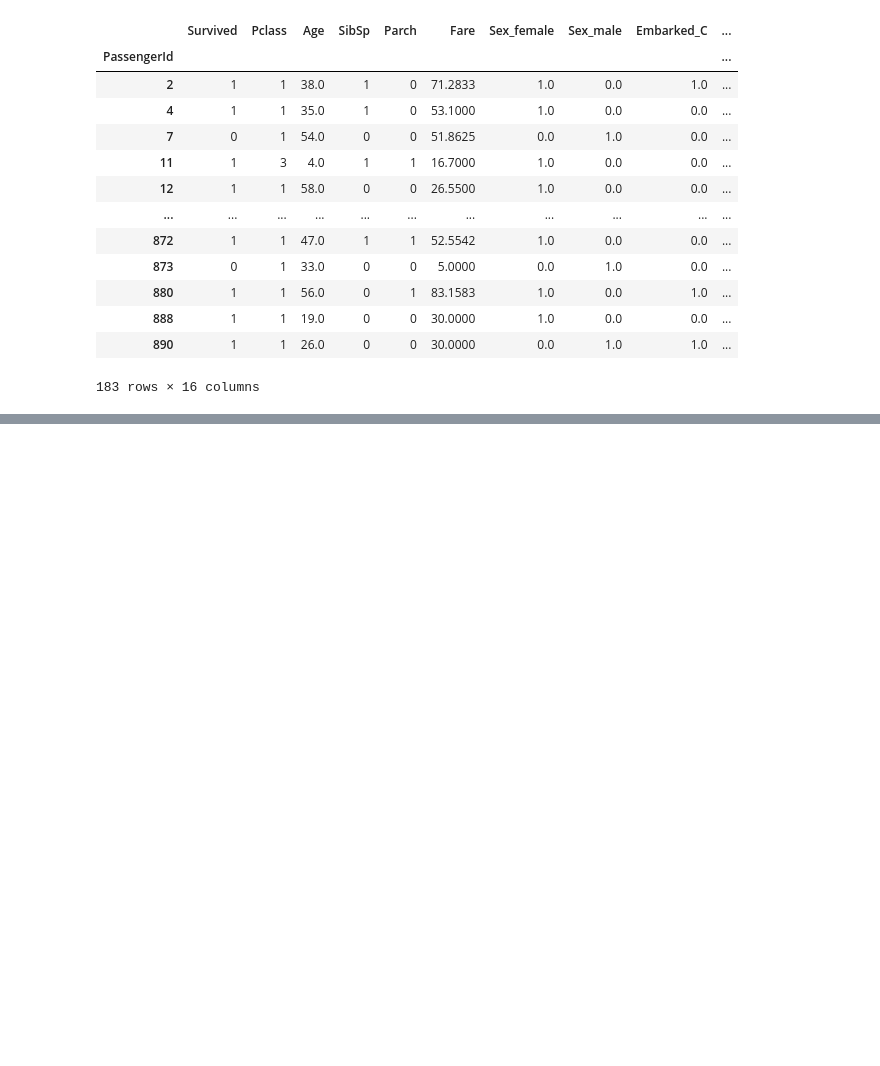
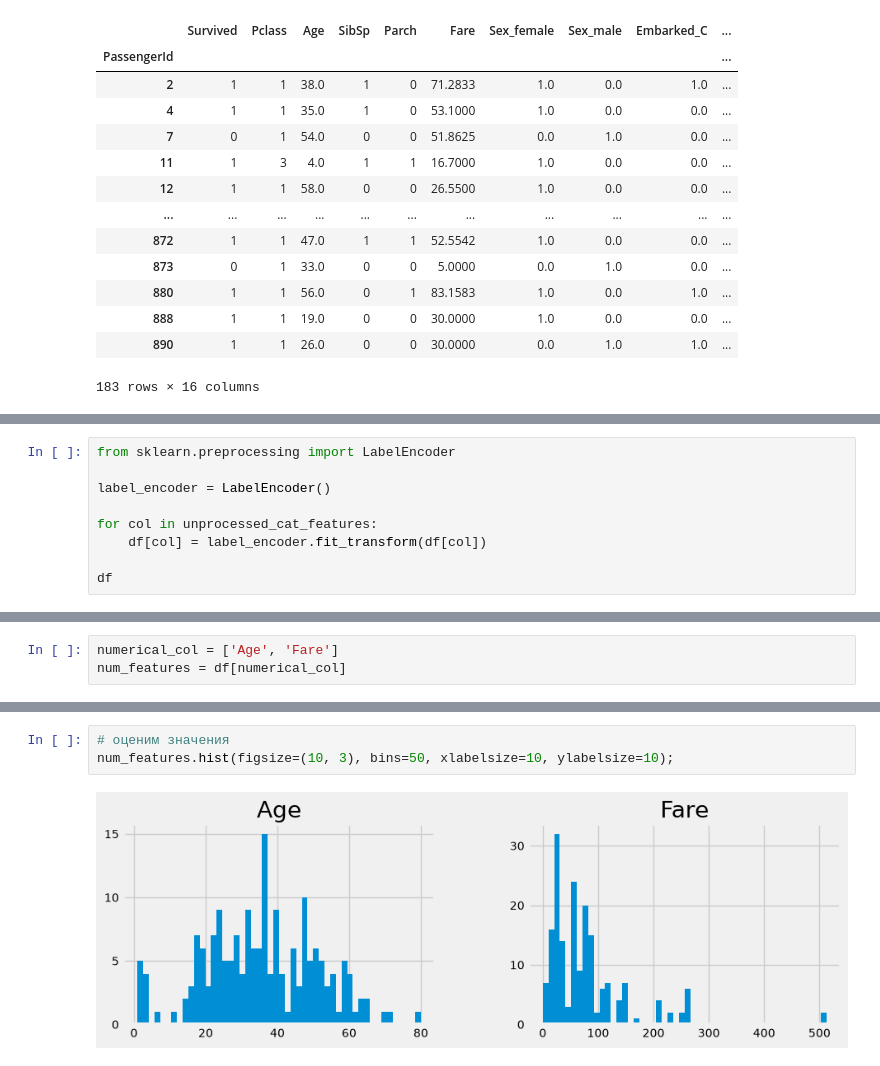
Before and after one commit to gentlemk/Learn_course_Deep_Learning_School, a Jupyter notebook: week_01/seminars/my_summary.ipynb, the cells around one changed output, grey strips where cells are left out. Cells and saved outputs as stored; diff of their text form; blank space fills up the shorter version.

```diff
--- a/week_01/seminars/my_summary.ipynb
+++ b/week_01/seminars/my_summary.ipynb
@@ -925,0 +928,9 @@ df_one_hot
+# %%
+from sklearn.preprocessing import LabelEncoder
+
+label_encoder = LabelEncoder()
+
+for col in unprocessed_cat_features:
+    df[col] = label_encoder.fit_transform(df[col])
+
+df
@@ -925,0 +954,3 @@ df_one_hot
+# %%
+numerical_col = ['Age', 'Fare']
+num_features = df[numerical_col]
@@ -925,0 +974,5 @@ df_one_hot
+# %%
+# оценим значения
+num_features.hist(figsize=(10, 3), bins=50, xlabelsize=10, ylabelsize=10);
+# %% [output]
+[figure, added]
```
Also changed, not shown: parts of 12 cells of this notebook.
